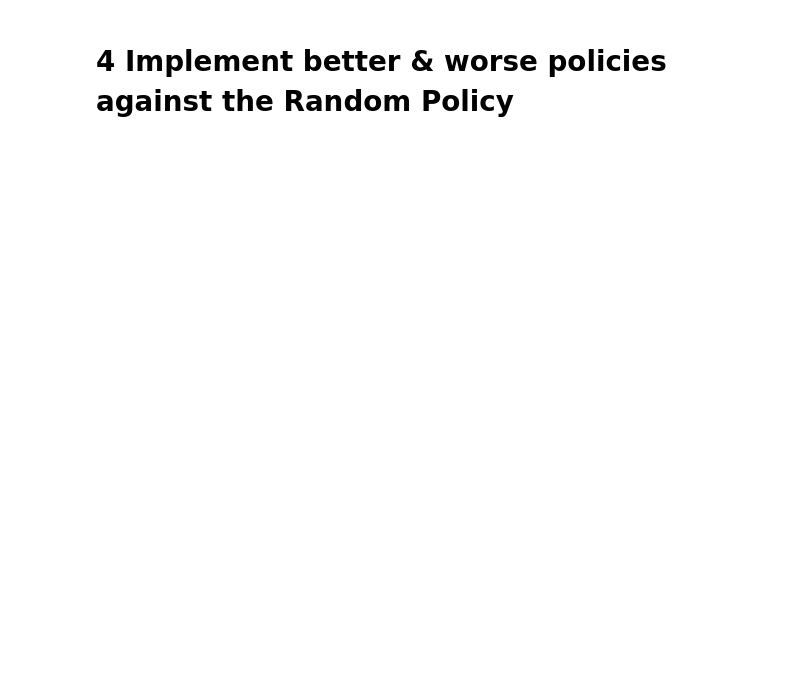
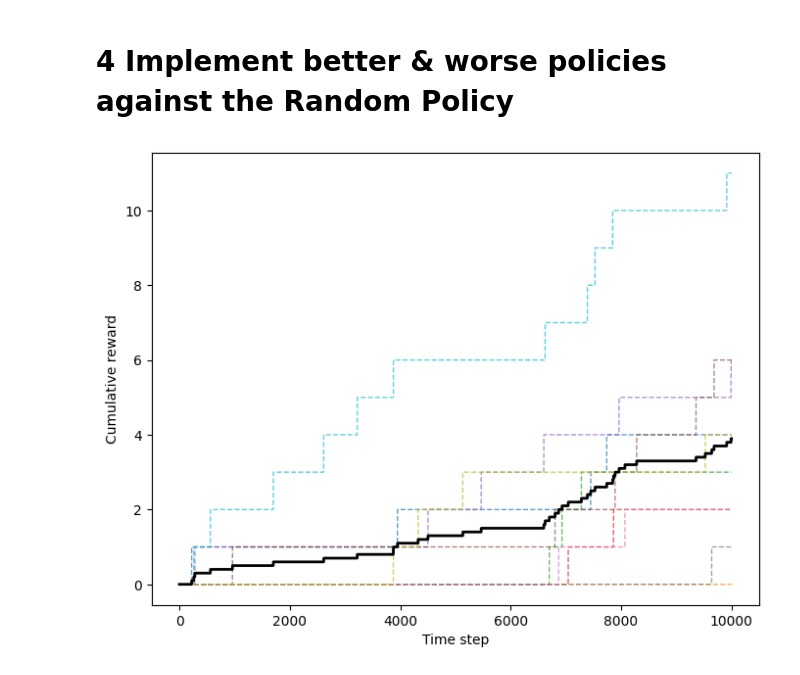
Before and after one commit to dbcometto/cs5180rl, a Jupyter notebook: homework/ex0_26spring.ipynb, the cells around one changed output. Drawn from its saved outputs; the diff is of its cells as text; code cells hidden in the pictures; blank space fills up the shorter version.

```diff
--- a/homework/ex0_26spring.ipynb
+++ b/homework/ex0_26spring.ipynb
@@ -228,13 +287,21 @@ plot_func(rewards_list)
 # %% [markdown]
 # 4 Implement better & worse policies against the Random Policy
 # %%
+# Worse Policy
+
+
+
+
+
+
 if __name__ == "__main__":
     # fix the randomness for reproduction
-    random.seed(1234)
-    np.random.seed(1234)
+    seed = 12345678
+    random.seed(seed)
+    np.random.seed(seed)
 
     # create the environment
-    env = FourRooms()
+    env = FourRooms(seed)
 
     # number of the trail
     trial_num = 10
@@ -243,6 +310,12 @@ if __name__ == "__main__":
 
     # save the rewards for plot
     rewards_list = []
+
+    # Setup
+    action_choices = ["UP", "DOWN", "LEFT", "RIGHT"]
+    nprng = np.random.default_rng(seed)
+    other_choices = ["RANDOM", "LEFT"]
+
 
     # run experiment
     for e in tqdm(range(trial_num), desc="Run trial",position=0):
@@ -253,32 +326,40 @@ if __name__ == "__main__":
 
         # reset the environment
         state, reward = env.reset()
 
         # run each trial
         for t in tqdm(range(trial_length), desc="Episode", position=1, leave=False):
 
 
             # CODE HERE: please implement a policy that is worse than the random policy.
             # It should takes in the current state and output an action
-            action = None
+            option = nprng.choice(other_choices,p=[0.92,0.08])
+            if option == "RANDOM":
+                action = nprng.choice(action_choices)
+            else:
+                action = "LEFT"
 
             # CODE HERE: please implement the code to get the next state and reward
-            next_state, reward = None, None
+            # it should takes in the current state and action
+            # it should returns the next_state and reward
+            next_state, reward = env.step(state,action)
 
 
             """DO NOT CHANGE BELOW"""
             # save the reward
             reward_counter += reward
             reward_per_trial.append(reward_counter)
 
             # reset
             if reward == 1:
                 state, reward = env.reset()
             else:
                 state = next_state
 
         # save the rewards
         rewards_list.append(reward_per_trial)
 
 # PLOT THE RESULTS
 plot_func(rewards_list)
+# %% [output]
+[figure, added]
```
Also changed, not shown: parts of 4 cells of this notebook, 1 other file.
